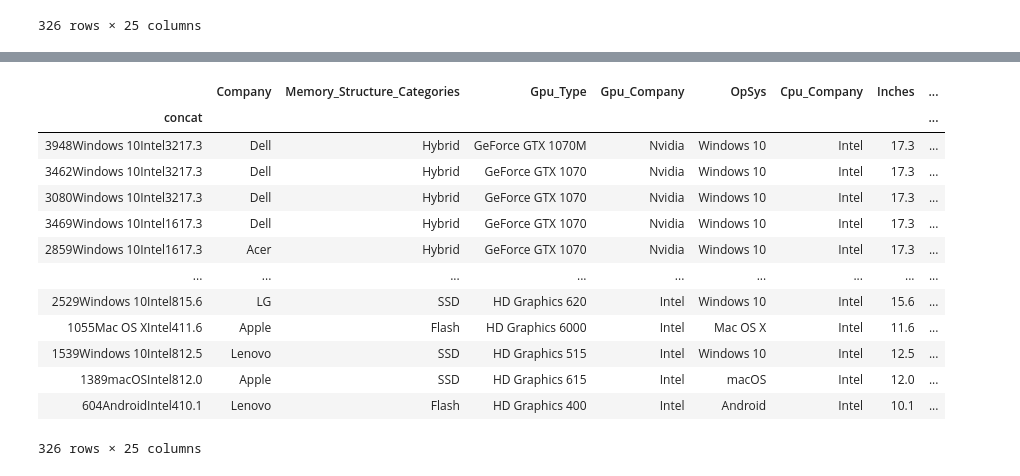
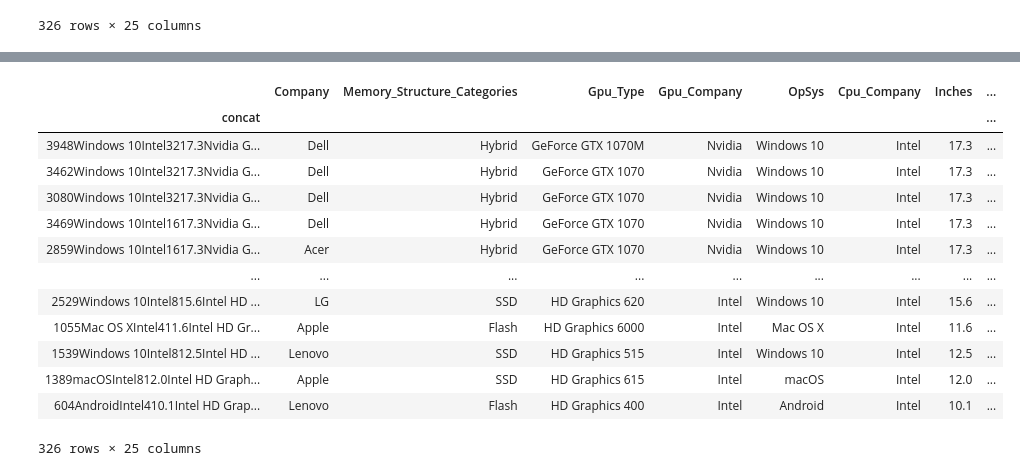
Before and after one commit to nu-datacamp/Laptop_Prices, a Jupyter notebook: Data/Classifier_build_clean.ipynb, the cells around one changed output, grey strips where cells are left out. Drawn from its saved outputs; the diff is of its cells as text; code cells hidden in the pictures.

```diff
--- a/Data/Classifier_build_clean.ipynb
+++ b/Data/Classifier_build_clean.ipynb
@@ -423,22 +423,21 @@ pctDiff_NN                     float64
 Diff_NN                        float64
 dtype: object
 # %%
-df_full_name["concat"] = df_full_name["Price_dollars"].astype(str) + df_full_name["OpSys"] + df_full_name["Cpu_Company"] + df_full_name["Ram_Numeric"].astype(str) + df_full_name["Inches"].astype(str)
-df_full_name["concat"] = df_full_name["concat"].astype(str)
+df_full_name["concat"] = df_full_name["Price_dollars"].astype(str) + df_full_name["OpSys"] + df_full_name["Cpu_Company"] + df_full_name["Ram_Numeric"].astype(str) + df_full_name["Inches"].astype(str) + df_full_name["Gpu_Company"] + " " + df_full_name["Gpu_Type"]
 df_full_name.set_index("concat")
 # %% [output]
 |  | Company | Memory_Structure_Categories | Gpu_Type | Gpu_Company | OpSys | Cpu_Company | Inches | ... |
 | concat |  |  |  |  |  |  |  | ... |
-| 3948Windows 10Intel3217.3 | Dell | Hybrid | GeForce GTX 1070M | Nvidia | Windows 10 | Intel | 17.3 | ... |
-| 3462Windows 10Intel3217.3 | Dell | Hybrid | GeForce GTX 1070 | Nvidia | Windows 10 | Intel | 17.3 | ... |
-| 3080Windows 10Intel3217.3 | Dell | Hybrid | GeForce GTX 1070 | Nvidia | Windows 10 | Intel | 17.3 | ... |
-| 3469Windows 10Intel1617.3 | Dell | Hybrid | GeForce GTX 1070 | Nvidia | Windows 10 | Intel | 17.3 | ... |
-| 2859Windows 10Intel1617.3 | Acer | Hybrid | GeForce GTX 1070 | Nvidia | Windows 10 | Intel | 17.3 | ... |
+| 3948Windows 10Intel3217.3Nvidia G... | Dell | Hybrid | GeForce GTX 1070M | Nvidia | Windows 10 | Intel | 17.3 | ... |
+| 3462Windows 10Intel3217.3Nvidia G... | Dell | Hybrid | GeForce GTX 1070 | Nvidia | Windows 10 | Intel | 17.3 | ... |
+| 3080Windows 10Intel3217.3Nvidia G... | Dell | Hybrid | GeForce GTX 1070 | Nvidia | Windows 10 | Intel | 17.3 | ... |
+| 3469Windows 10Intel1617.3Nvidia G... | Dell | Hybrid | GeForce GTX 1070 | Nvidia | Windows 10 | Intel | 17.3 | ... |
+| 2859Windows 10Intel1617.3Nvidia G... | Acer | Hybrid | GeForce GTX 1070 | Nvidia | Windows 10 | Intel | 17.3 | ... |
 | ... | ... | ... | ... | ... | ... | ... | ... | ... |
-| 2529Windows 10Intel815.6 | LG | SSD | HD Graphics 620 | Intel | Windows 10 | Intel | 15.6 | ... |
-| 1055Mac OS XIntel411.6 | Apple | Flash | HD Graphics 6000 | Intel | Mac OS X | Intel | 11.6 | ... |
-| 1539Windows 10Intel812.5 | Lenovo | SSD | HD Graphics 515 | Intel | Windows 10 | Intel | 12.5 | ... |
-| 1389macOSIntel812.0 | Apple | SSD | HD Graphics 615 | Intel | macOS | Intel | 12.0 | ... |
-| 604AndroidIntel410.1 | Lenovo | Flash | HD Graphics 400 | Intel | Android | Intel | 10.1 | ... |
+| 2529Windows 10Intel815.6Intel HD ... | LG | SSD | HD Graphics 620 | Intel | Windows 10 | Intel | 15.6 | ... |
+| 1055Mac OS XIntel411.6Intel HD Gr... | Apple | Flash | HD Graphics 6000 | Intel | Mac OS X | Intel | 11.6 | ... |
+| 1539Windows 10Intel812.5Intel HD ... | Lenovo | SSD | HD Graphics 515 | Intel | Windows 10 | Intel | 12.5 | ... |
+| 1389macOSIntel812.0Intel HD Graph... | Apple | SSD | HD Graphics 615 | Intel | macOS | Intel | 12.0 | ... |
+| 604AndroidIntel410.1Intel HD Grap... | Lenovo | Flash | HD Graphics 400 | Intel | Android | Intel | 10.1 | ... |
 326 rows × 25 columns
 # %%
```
Also changed, not shown: parts of 3 cells of this notebook, 3 other files.
